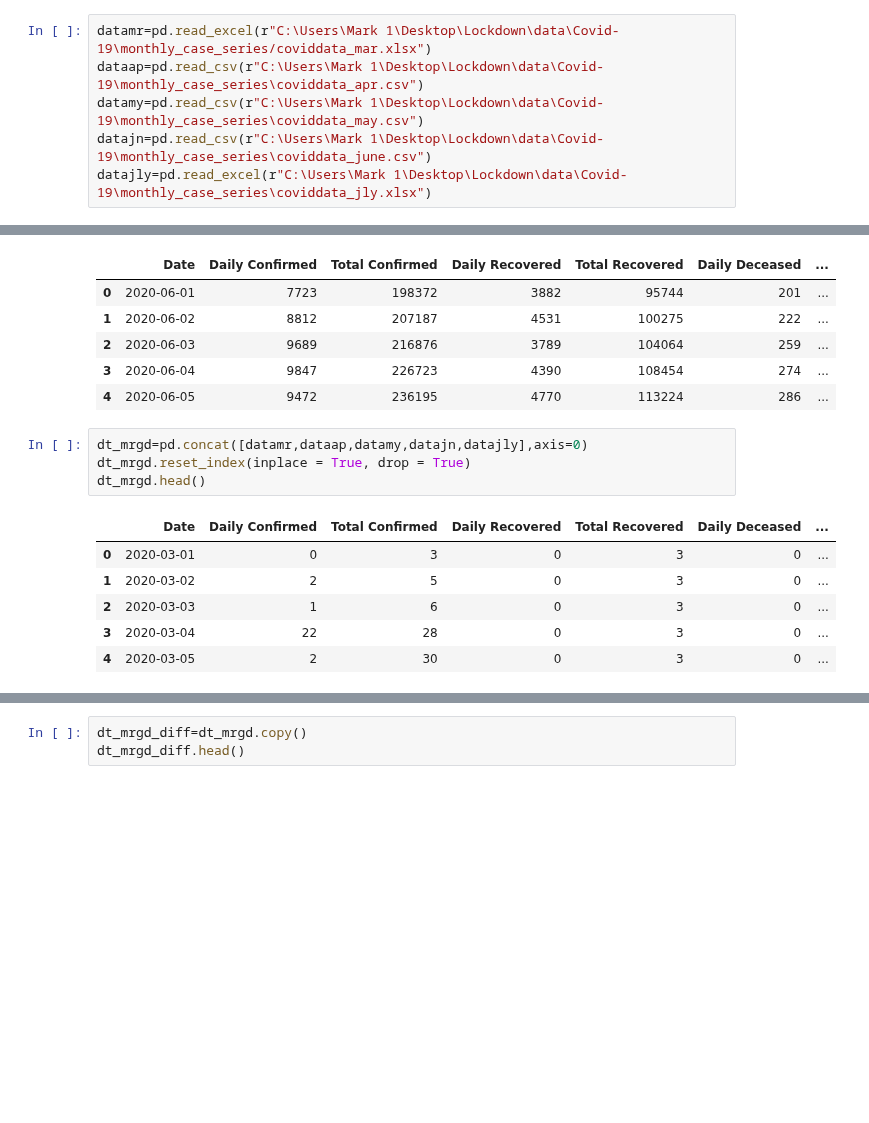
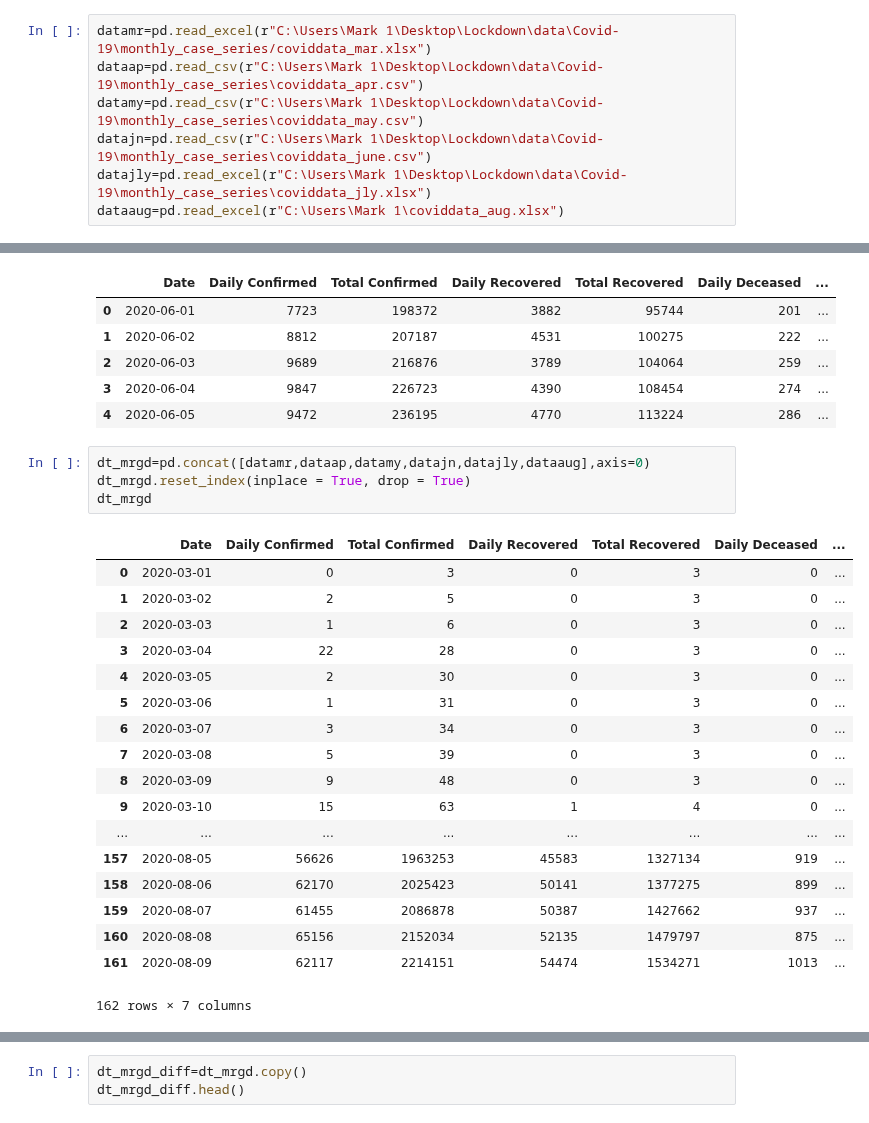
Before and after one commit to adit22/Data_Analysis, a Jupyter notebook: covid data analysis/Covid19_Merged_Analysis.ipynb, the cells around one changed output, grey strips where cells are left out. Drawn from its saved outputs; the diff is of its cells as text; blank space fills up the shorter version.

```diff
--- a/covid data analysis/Covid19_Merged_Analysis.ipynb
+++ b/covid data analysis/Covid19_Merged_Analysis.ipynb
@@ -11,6 +11,7 @@ dataap=pd.read_csv(r"C:\Users\Mark 1\Desktop\Lockdown\data\Covid-19\monthly_case
 datamy=pd.read_csv(r"C:\Users\Mark 1\Desktop\Lockdown\data\Covid-19\monthly_case_series\coviddata_may.csv")
 datajn=pd.read_csv(r"C:\Users\Mark 1\Desktop\Lockdown\data\Covid-19\monthly_case_series\coviddata_june.csv")
 datajly=pd.read_excel(r"C:\Users\Mark 1\Desktop\Lockdown\data\Covid-19\monthly_case_series\coviddata_jly.xlsx")
+dataaug=pd.read_excel(r"C:\Users\Mark 1\coviddata_aug.xlsx")
 # %%
 datamr.head()
 # %% [output]
@@ -93,16 +94,28 @@ datajn.head()
 | 3 | 2020-06-04 | 9847 | 226723 | 4390 | 108454 | 274 | ... |
 | 4 | 2020-06-05 | 9472 | 236195 | 4770 | 113224 | 286 | ... |
 # %%
-dt_mrgd=pd.concat([datamr,dataap,datamy,datajn,datajly],axis=0)
+dt_mrgd=pd.concat([datamr,dataap,datamy,datajn,datajly,dataaug],axis=0)
 dt_mrgd.reset_index(inplace = True, drop = True)
-dt_mrgd.head()
+dt_mrgd
 # %% [output]
 |  | Date | Daily Confirmed | Total Confirmed | Daily Recovered | Total Recovered | Daily Deceased | ... |
 | 0 | 2020-03-01 | 0 | 3 | 0 | 3 | 0 | ... |
 | 1 | 2020-03-02 | 2 | 5 | 0 | 3 | 0 | ... |
 | 2 | 2020-03-03 | 1 | 6 | 0 | 3 | 0 | ... |
 | 3 | 2020-03-04 | 22 | 28 | 0 | 3 | 0 | ... |
 | 4 | 2020-03-05 | 2 | 30 | 0 | 3 | 0 | ... |
+| 5 | 2020-03-06 | 1 | 31 | 0 | 3 | 0 | ... |
+| 6 | 2020-03-07 | 3 | 34 | 0 | 3 | 0 | ... |
+| 7 | 2020-03-08 | 5 | 39 | 0 | 3 | 0 | ... |
+| 8 | 2020-03-09 | 9 | 48 | 0 | 3 | 0 | ... |
+| 9 | 2020-03-10 | 15 | 63 | 1 | 4 | 0 | ... |
+| ... | ... | ... | ... | ... | ... | ... | ... |
+| 157 | 2020-08-05 | 56626 | 1963253 | 45583 | 1327134 | 919 | ... |
+| 158 | 2020-08-06 | 62170 | 2025423 | 50141 | 1377275 | 899 | ... |
+| 159 | 2020-08-07 | 61455 | 2086878 | 50387 | 1427662 | 937 | ... |
+| 160 | 2020-08-08 | 65156 | 2152034 | 52135 | 1479797 | 875 | ... |
+| 161 | 2020-08-09 | 62117 | 2214151 | 54474 | 1534271 | 1013 | ... |
+162 rows × 7 columns
 # %%
 colss=list(dt_mrgd.columns)
 colss.pop(0)
```
Also changed, not shown: parts of 12 cells of this notebook, 3 other files.
